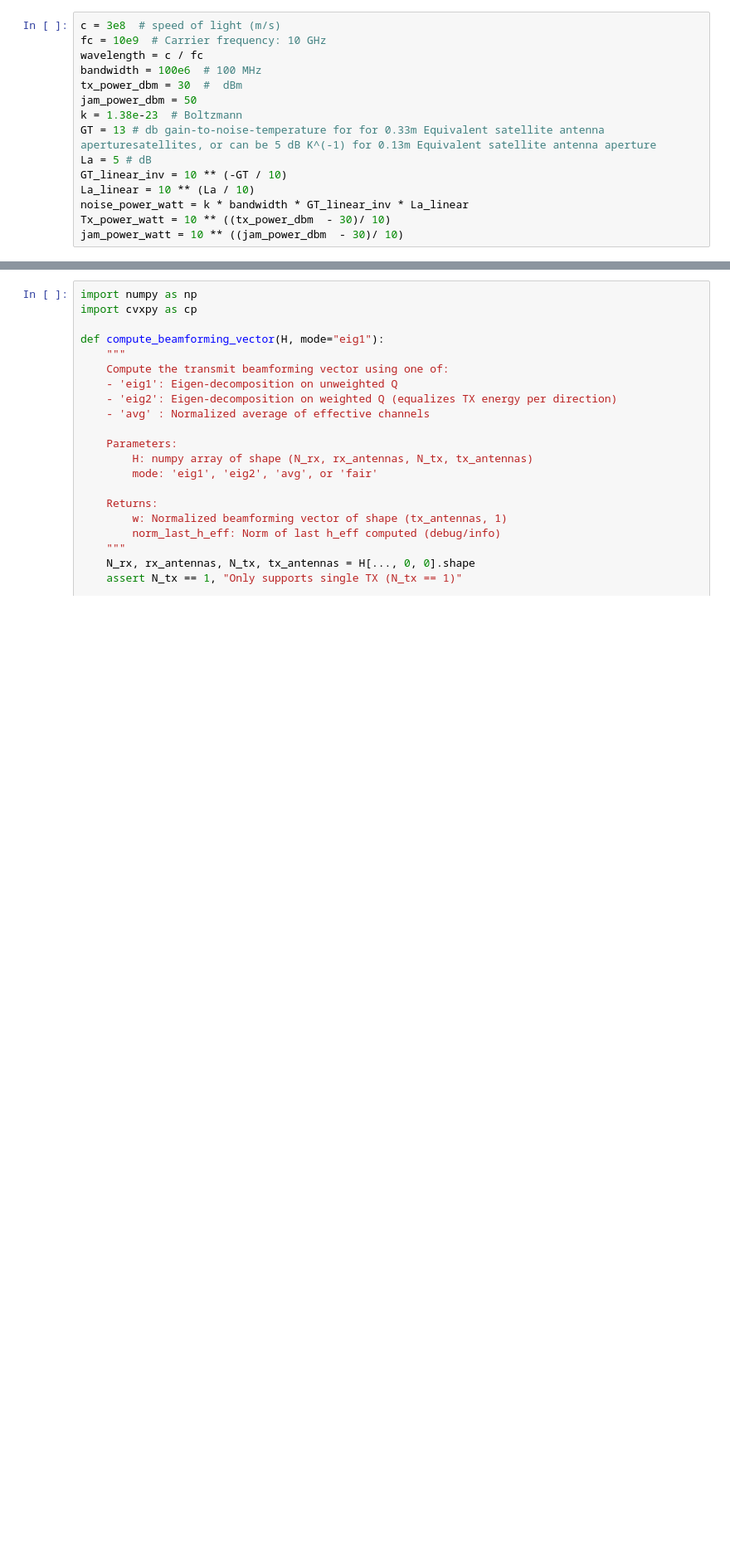
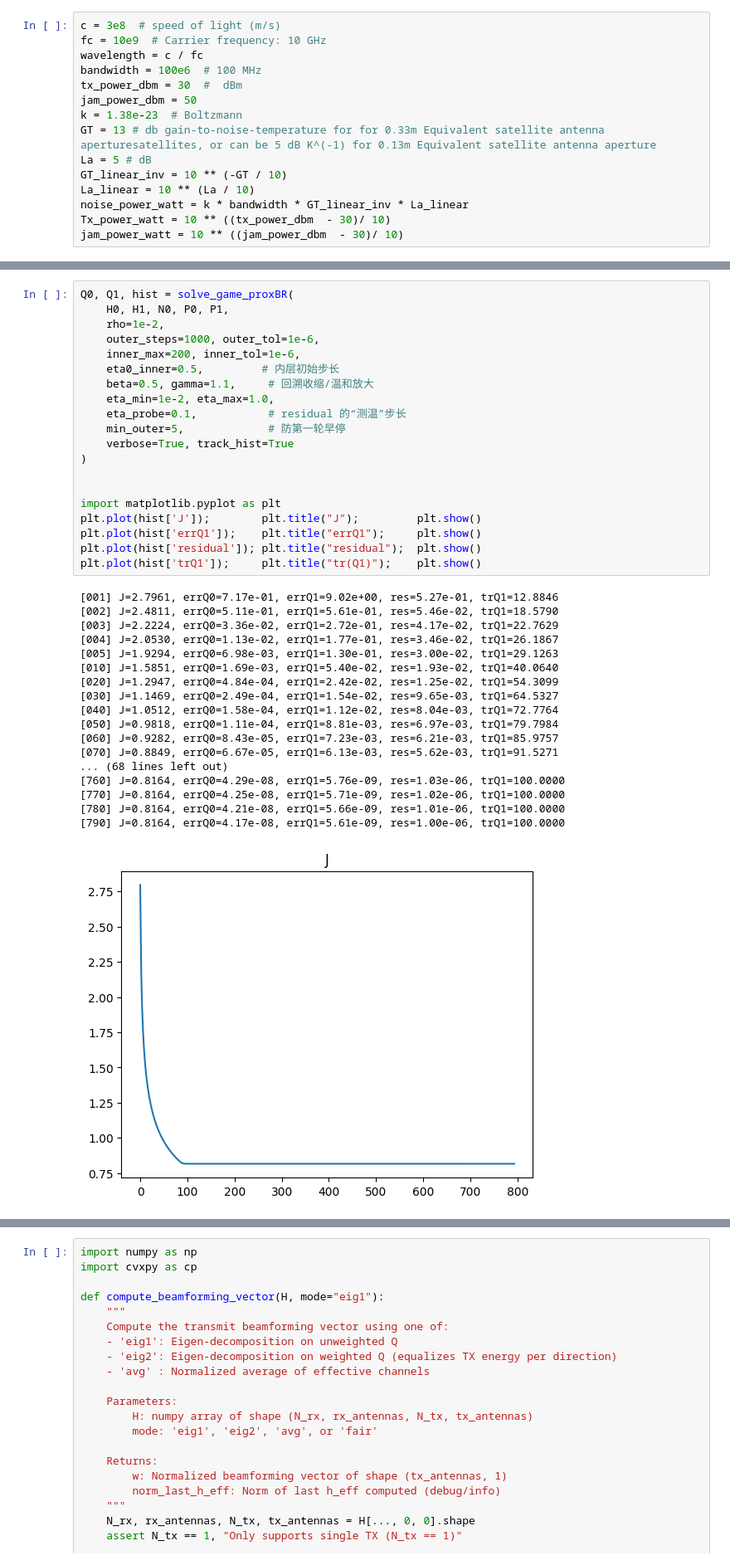
Before and after one commit to SJ00425/NTN-Anti-Jamming, a Jupyter notebook: test_copy.ipynb, the cells around one changed output, grey strips where cells are left out. Shown at 83% size. Saved outputs shown, nothing was run; the diff lists cells and outputs as text; blank space fills up the shorter version.

```diff
--- a/test_copy.ipynb
+++ b/test_copy.ipynb
@@ -186,0 +1553,39 @@ jam_power_watt = 10 ** ((jam_power_dbm  - 30)/ 10)
+# %%
+Q0, Q1, hist = solve_game_proxBR(
+    H0, H1, N0, P0, P1,
+    rho=1e-2,
+    outer_steps=1000, outer_tol=1e-6,
+    inner_max=200, inner_tol=1e-6,
+    eta0_inner=0.5,         # 内层初始步长
+    beta=0.5, gamma=1.1,     # 回溯收缩/温和放大
+    eta_min=1e-2, eta_max=1.0,
+    eta_probe=0.1,           # residual 的“测温”步长
+    min_outer=5,             # 防第一轮早停
+    verbose=True, track_hist=True
+)
+
+
+import matplotlib.pyplot as plt
+plt.plot(hist['J']);        plt.title("J");         plt.show()
+plt.plot(hist['errQ1']);    plt.title("errQ1");     plt.show()
+plt.plot(hist['residual']); plt.title("residual");  plt.show()
+plt.plot(hist['trQ1']);     plt.title("tr(Q1)");    plt.show()
+# %% [output]
+[001] J=2.7961, errQ0=7.17e-01, errQ1=9.02e+00, res=5.27e-01, trQ1=12.8846
+[002] J=2.4811, errQ0=5.11e-01, errQ1=5.61e-01, res=5.46e-02, trQ1=18.5790
+[003] J=2.2224, errQ0=3.36e-02, errQ1=2.72e-01, res=4.17e-02, trQ1=22.7629
+[004] J=2.0530, errQ0=1.13e-02, errQ1=1.77e-01, res=3.46e-02, trQ1=26.1867
+[005] J=1.9294, errQ0=6.98e-03, errQ1=1.30e-01, res=3.00e-02, trQ1=29.1263
+[010] J=1.5851, errQ0=1.69e-03, errQ1=5.40e-02, res=1.93e-02, trQ1=40.0640
+[020] J=1.2947, errQ0=4.84e-04, errQ1=2.42e-02, res=1.25e-02, trQ1=54.3099
+[030] J=1.1469, errQ0=2.49e-04, errQ1=1.54e-02, res=9.65e-03, trQ1=64.5327
+[040] J=1.0512, errQ0=1.58e-04, errQ1=1.12e-02, res=8.04e-03, trQ1=72.7764
+[050] J=0.9818, errQ0=1.11e-04, errQ1=8.81e-03, res=6.97e-03, trQ1=79.7984
+[060] J=0.9282, errQ0=8.43e-05, errQ1=7.23e-03, res=6.21e-03, trQ1=85.9757
+[070] J=0.8849, errQ0=6.67e-05, errQ1=6.13e-03, res=5.62e-03, trQ1=91.5271
+... (68 lines left out)
+[760] J=0.8164, errQ0=4.29e-08, errQ1=5.76e-09, res=1.03e-06, trQ1=100.0000
+[770] J=0.8164, errQ0=4.25e-08, errQ1=5.71e-09, res=1.02e-06, trQ1=100.0000
+[780] J=0.8164, errQ0=4.21e-08, errQ1=5.66e-09, res=1.01e-06, trQ1=100.0000
+[790] J=0.8164, errQ0=4.17e-08, errQ1=5.61e-09, res=1.00e-06, trQ1=100.0000
+[figure, added]
```
Also changed, not shown: parts of 27 cells of this notebook, 4 other files.
